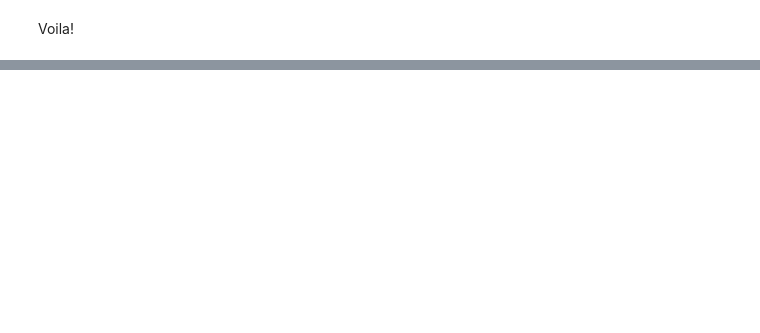
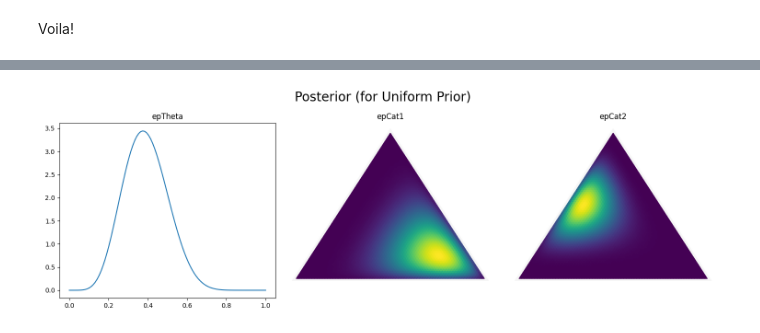
Before and after one commit to DCMLab/conjugate-haskell-programs, a Jupyter notebook: example.ipynb, the cells around one changed output, grey strips where cells are left out. Cells and saved outputs as stored; diff of their text form; code cells hidden in the pictures; blank space fills up the shorter version.

```diff
--- a/example.ipynb
+++ b/example.ipynb
@@ -264,0 +357,4 @@ Voila!
+# %%
+displayPNG 0 0 $ plotExampleParams' "Posterior (for Uniform Prior)" posteriorU
+# %% [output]
+[figure, added]
```
Also changed, not shown: parts of 15 cells of this notebook, 4 other files.
